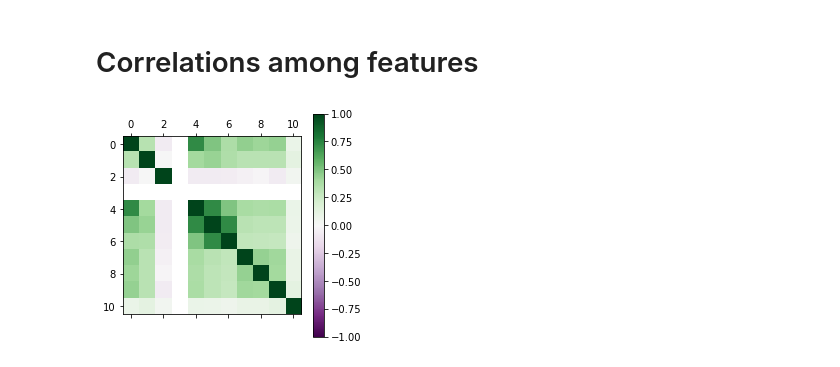
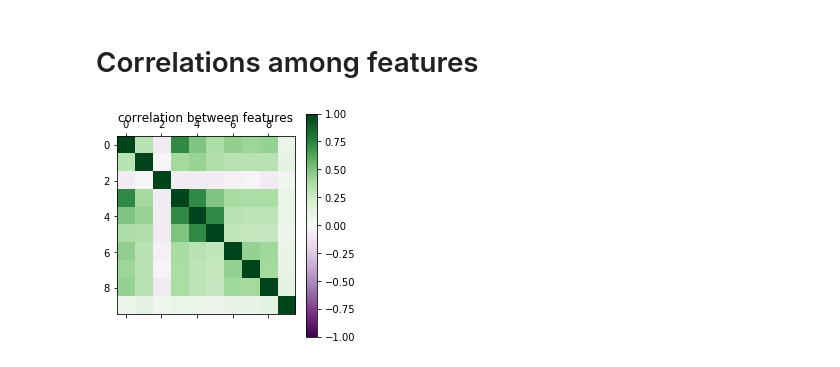
Before and after one commit to lu-zhao/SVM_KRR, a Jupyter notebook: check_correlations.ipynb, the cells around one changed output. Saved outputs shown, nothing was run; the diff lists cells and outputs as text; code cells hidden in the pictures.

```diff
--- a/check_correlations.ipynb
+++ b/check_correlations.ipynb
@@ -18,15 +18,15 @@ df.head()
 # %% [markdown]
 # Correlations among features
 # %%
-df1 = df[['Consumption', 'hour','weekday','weekday_','one_hour_before','two_hour_before',
+df1 = df[['Consumption', 'hour','weekday','one_hour_before','two_hour_before',
          'three_hour_before','1days_before','2days_before','7days_before','weather']]
 # %%
 plt.matshow(df1.corr(method='spearman'),vmax=1,vmin=-1,cmap='PRGn')
-# plt.title('without resampling', size=15)
+plt.title('correlation between features', size=12)
 plt.colorbar()
 plt.show()
 # %% [output]
-[figure, old version]
+[figure, new version]
 # %%
 df1.corr(method='spearman')
 # %% [output]
```
Also changed, not shown: parts of 1 cell of this notebook, 1 other file.
